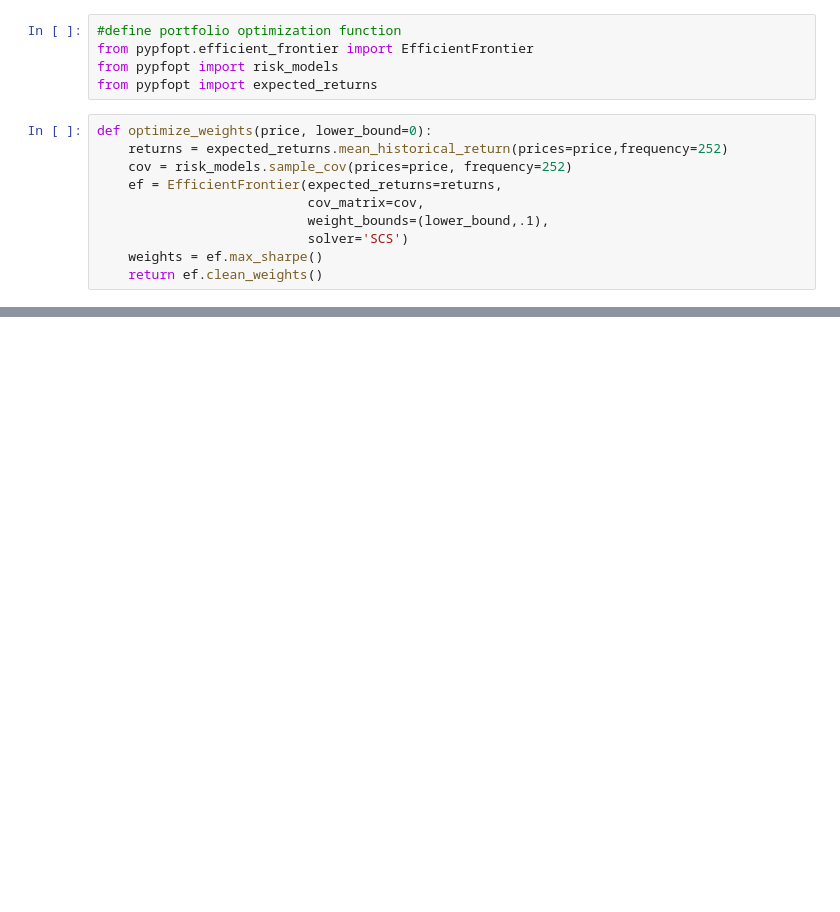
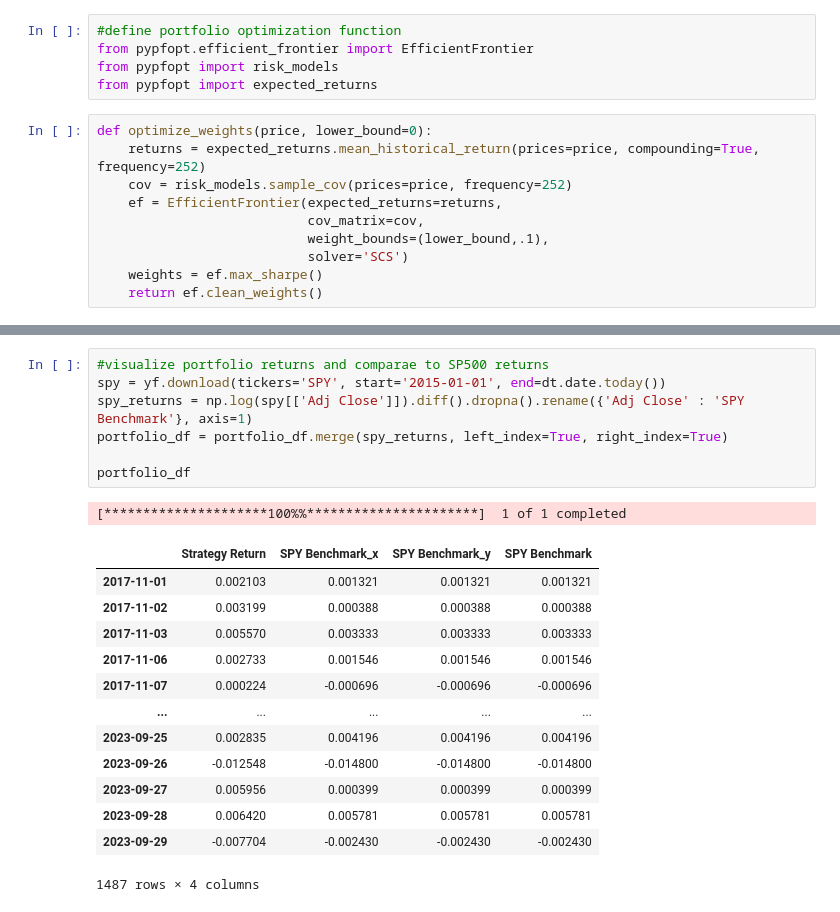
Before and after one commit to cshen05/Personal-Projects, a Jupyter notebook: Unsupervised Learning Trading Strategy.ipynb, the cells around one changed output, grey strips where cells are left out. Cells and saved outputs as stored; diff of their text form; blank space fills up the shorter version.

```diff
--- a/Unsupervised Learning Trading Strategy.ipynb
+++ b/Unsupervised Learning Trading Strategy.ipynb
@@ -533,7 +533,7 @@ from pypfopt import risk_models
 from pypfopt import expected_returns
 # %%
 def optimize_weights(price, lower_bound=0):
-    returns = expected_returns.mean_historical_return(prices=price,frequency=252)
+    returns = expected_returns.mean_historical_return(prices=price, compounding=True, frequency=252)
     cov = risk_models.sample_cov(prices=price, frequency=252)
     ef = EfficientFrontier(expected_returns=returns,
                            cov_matrix=cov,
@@ -620,0 +645,22 @@ opt_df = new_df['2016-11-01':'2017-10-30']['Adj Close'][fixed_dates['2017-11-01'
+# %%
+#visualize portfolio returns and comparae to SP500 returns
+spy = yf.download(tickers='SPY', start='2015-01-01', end=dt.date.today())
+spy_returns = np.log(spy[['Adj Close']]).diff().dropna().rename({'Adj Close' : 'SPY Benchmark'}, axis=1)
+portfolio_df = portfolio_df.merge(spy_returns, left_index=True, right_index=True)
+
+portfolio_df
+# %% [output]
+[*********************100%%**********************]  1 of 1 completed
+|  | Strategy Return | SPY Benchmark_x | SPY Benchmark_y | SPY Benchmark |
+| 2017-11-01 | 0.002103 | 0.001321 | 0.001321 | 0.001321 |
+| 2017-11-02 | 0.003199 | 0.000388 | 0.000388 | 0.000388 |
+| 2017-11-03 | 0.005570 | 0.003333 | 0.003333 | 0.003333 |
+| 2017-11-06 | 0.002733 | 0.001546 | 0.001546 | 0.001546 |
+| 2017-11-07 | 0.000224 | -0.000696 | -0.000696 | -0.000696 |
+| ... | ... | ... | ... | ... |
+| 2023-09-25 | 0.002835 | 0.004196 | 0.004196 | 0.004196 |
+| 2023-09-26 | -0.012548 | -0.014800 | -0.014800 | -0.014800 |
+| 2023-09-27 | 0.005956 | 0.000399 | 0.000399 | 0.000399 |
+| 2023-09-28 | 0.006420 | 0.005781 | 0.005781 | 0.005781 |
+| 2023-09-29 | -0.007704 | -0.002430 | -0.002430 | -0.002430 |
+1487 rows × 4 columns
```
Also changed, not shown: parts of 20 cells of this notebook.
